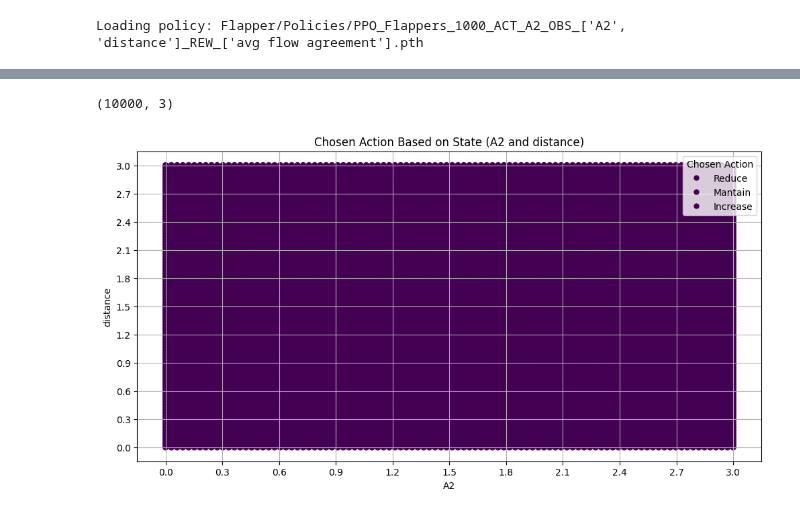
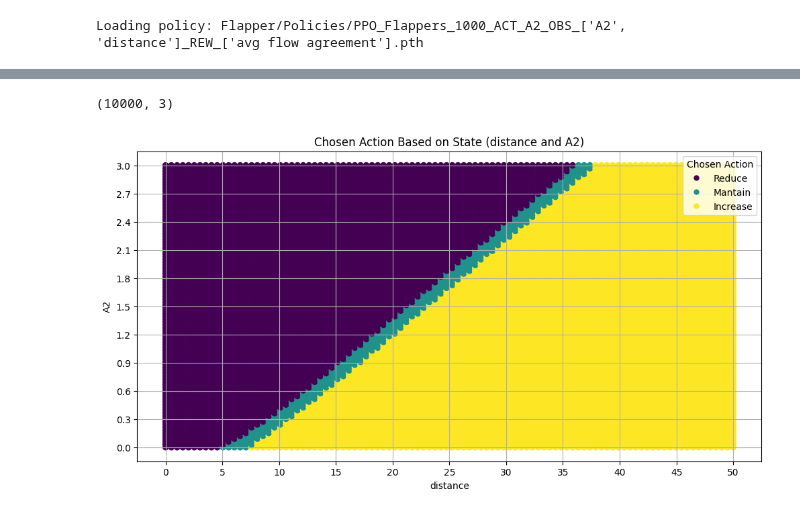
Before and after one commit to victorbuenog/Flapper, a Jupyter notebook: Flappertorch.ipynb, the cells around one changed output, grey strips where cells are left out. Drawn from its saved outputs; the diff is of its cells as text; code cells hidden in the pictures.

Commit message:
Plot_policy function fixed

```diff
--- a/Flappertorch.ipynb
+++ b/Flappertorch.ipynb
@@ -551,15 +549,6 @@ class Trainer(object):
     def plot_policy(self, fa_range=None, f2_range=None, a2_range=None, d_range=None, u_range=None):
             action_choices = []
 
-            if len(self.env.observations) == 0:
-                raise ValueError("No observations provided")
-            elif len(self.env.observations) == 1:
-                pair = (self.env.observations[0], self.env.observations[0])
-            elif len(self.env.observations) == 2:
-                pair = (self.env.observations[0], self.env.observations[1])
-            else:
-                raise ValueError("Too many observations provided")
-
             ranges = {
                 'flow agreement': fa_range,
                 'distance': d_range,
@@ -567,8 +556,11 @@ class Trainer(object):
                 'A2': a2_range,
                 'velocity': u_range
             }
-            range1 = ranges[pair[0]]
-            range2 = ranges[pair[1]]
+
+            # Reorder to match obs list
+            obs_order = [obs_name for obs_name in ['distance', 'f2', 'A2', 'flow agreement', 'avg flow agreement', 'velocity'] if obs_name in self.env.observations]
+            range1 = ranges[obs_order[0]]
+            range2 = ranges[obs_order[1]]
 
             for x1 in range1:
                 for x2 in range2:
@@ -577,6 +569,7 @@ class Trainer(object):
                     with torch.no_grad():
                         action_probs = self.ppo.policy.action_layer(state_tensor).cpu().numpy()
                     action = numpy.argmax(action_probs)
+                    # print(f"Obs: {x1} {x2} Action: {action}")
                     action_choices.append((x1, x2, action))
 
             action_choices = numpy.array(action_choices)
@@ -588,9 +581,9 @@ class Trainer(object):
             handles = [plt.Line2D([], [], color=scatter.cmap(scatter.norm(i)), marker='o', linestyle='', markersize=5, label=label)
                       for i, label in enumerate(['Reduce', 'Mantain', 'Increase'])]
             plt.legend(handles=handles, title='Chosen Action')
-            plt.title(f'Chosen Action Based on State ({pair[0]} and {pair[1]})')
-            plt.xlabel(pair[0])
-            plt.ylabel(pair[1])
+            plt.title(f'Chosen Action Based on State ({obs_order[0]} and {obs_order[1]})')
+            plt.xlabel(obs_order[0])
+            plt.ylabel(obs_order[1])
             plt.xticks(numpy.linspace(min(range1), max(range1), 11))
             plt.yticks(numpy.linspace(min(range2), max(range2), 11))
             plt.grid(True)
@@ -829,19 +820,19 @@ trainer.test_initial_conditions(InitialCondition(distance=dd, A2=1.) for dd in r
 # %%
 # plot the policy
 fa_range = numpy.linspace(-10, 10, 100)
 f2_range = numpy.linspace(0.5, 1.5, 100)
 a2_range = numpy.linspace(0, 3, 100)
-d_range = numpy.linspace(0, 3, 100)
+d_range = numpy.linspace(0, 50, 100)
 u_range = numpy.linspace(0, 30, 100)
 trainer.plot_policy(
     fa_range=fa_range,
     f2_range=f2_range,
     a2_range=a2_range,
     d_range=d_range,
     u_range=u_range
 )
 # %% [output]
 (10000, 3)
-[figure, old version]
+[figure, new version]
 # %%
 # trainer.create_video(time=20)
```
Also changed, not shown: parts of 2 cells of this notebook.
